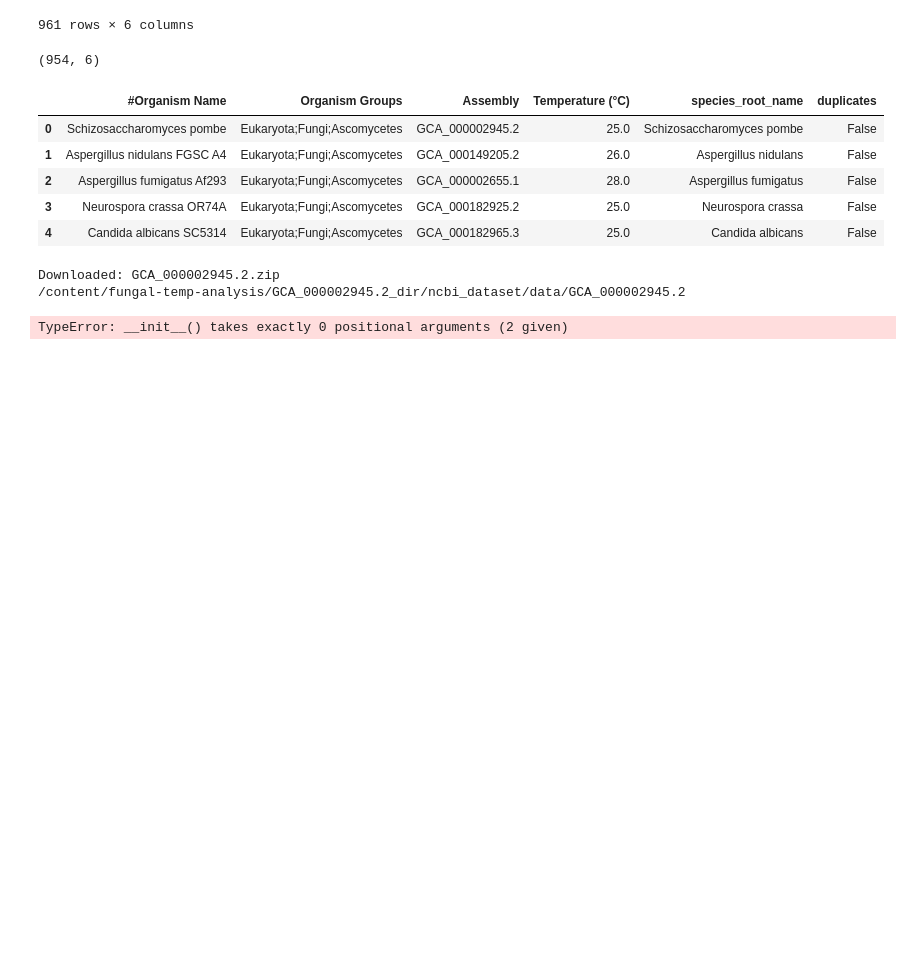
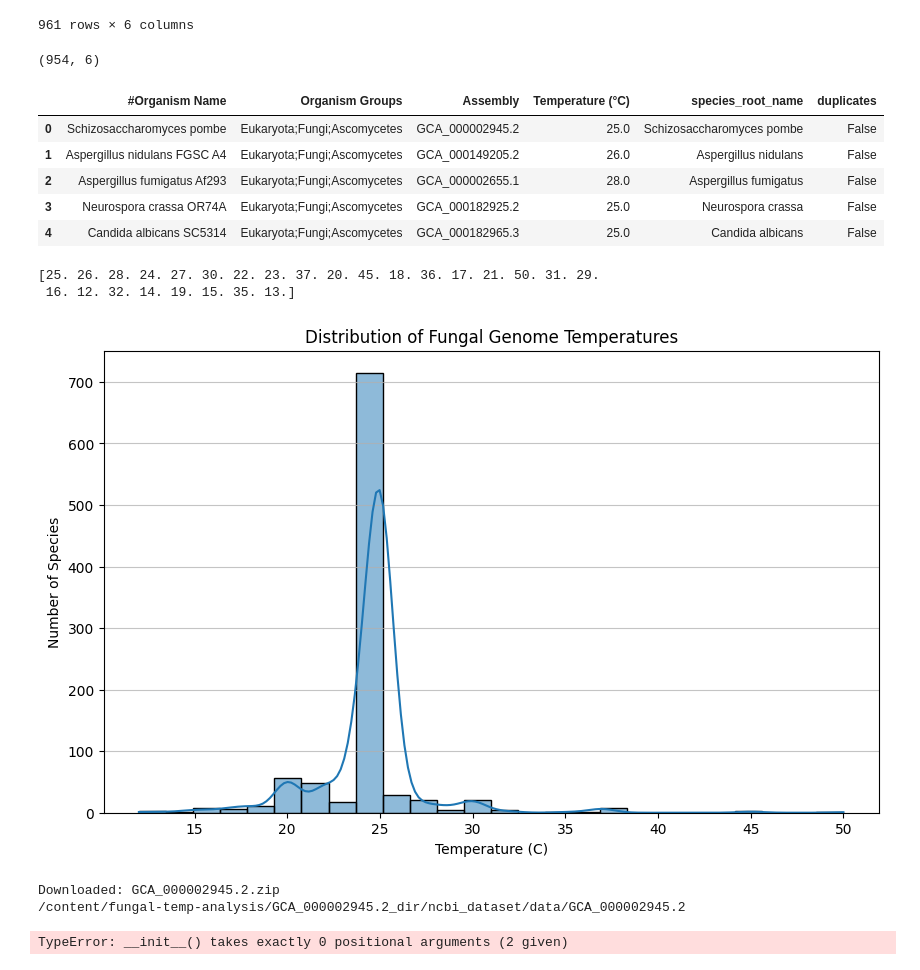
Before and after one commit to Savannah-Stuart10/fungal-temp-analysis, a Jupyter notebook: FungiWork.ipynb, the cells around one changed output. Drawn from its saved outputs; the diff is of its cells as text; code cells hidden in the pictures; blank space fills up the shorter version.

```diff
--- a/FungiWork.ipynb
+++ b/FungiWork.ipynb
@@ -284,6 +302,25 @@ eukaryotes_df.head()
 | 2 | Aspergillus fumigatus Af293 | Eukaryota;Fungi;Ascomycetes | GCA_000002655.1 | 28.0 | Aspergillus fumigatus | False |
 | 3 | Neurospora crassa OR74A | Eukaryota;Fungi;Ascomycetes | GCA_000182925.2 | 25.0 | Neurospora crassa | False |
 | 4 | Candida albicans SC5314 | Eukaryota;Fungi;Ascomycetes | GCA_000182965.3 | 25.0 | Candida albicans | False |
+# %%
+import matplotlib.pyplot as plt
+import seaborn as sns
+
+eukaryotes_df_temp = eukaryotes_df.copy()
+len(eukaryotes_df_temp['Temperature (°C)'].unique())
+print(eukaryotes_df_temp['Temperature (°C)'].unique())
+
+plt.figure(figsize=(10, 6))
+sns.histplot(eukaryotes_df['Temperature (°C)'], bins=26, kde=True)
+plt.title('Distribution of Fungal Genome Temperatures')
+plt.xlabel('Temperature (C)')
+plt.ylabel('Number of Species')
+plt.grid(axis='y', alpha=0.75)
+plt.show()
+# %% [output]
+[25. 26. 28. 24. 27. 30. 22. 23. 37. 20. 45. 18. 36. 17. 21. 50. 31. 29.
+ 16. 12. 32. 14. 19. 15. 35. 13.]
+[figure, added]
 # %%
 #Get fasta files
 #unzip fasta
```
Also changed, not shown: parts of 9 cells of this notebook.
